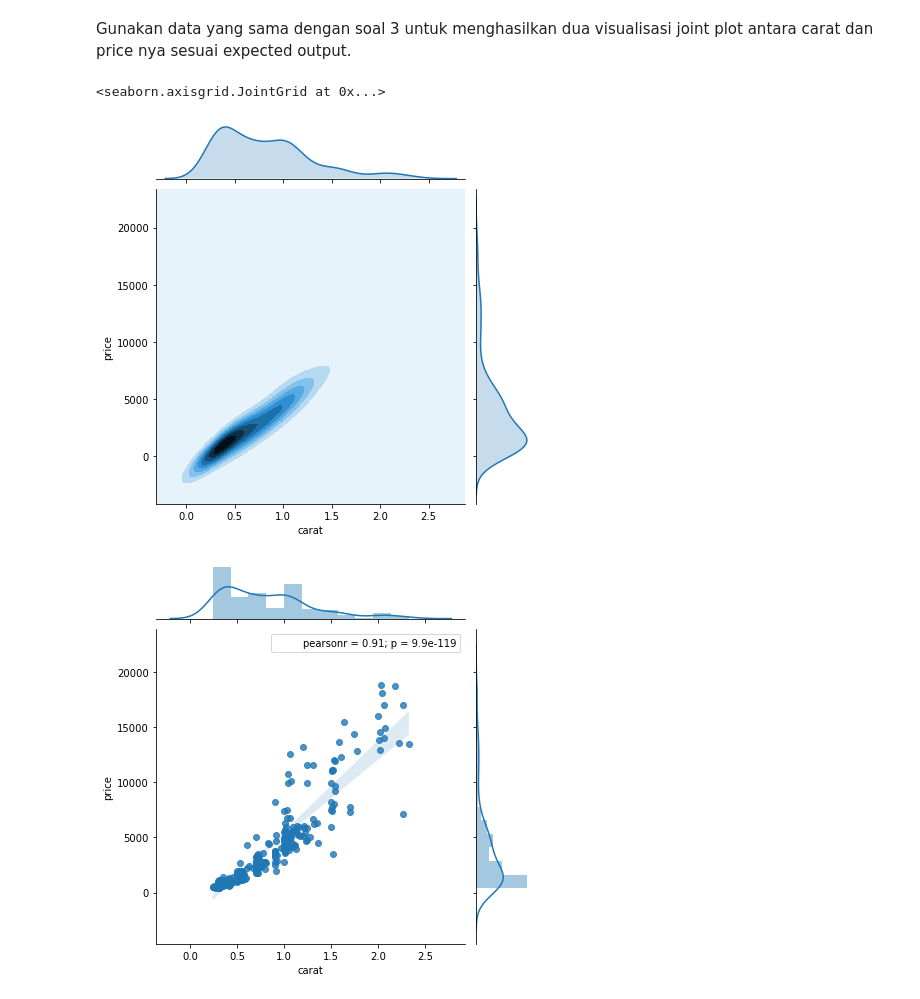
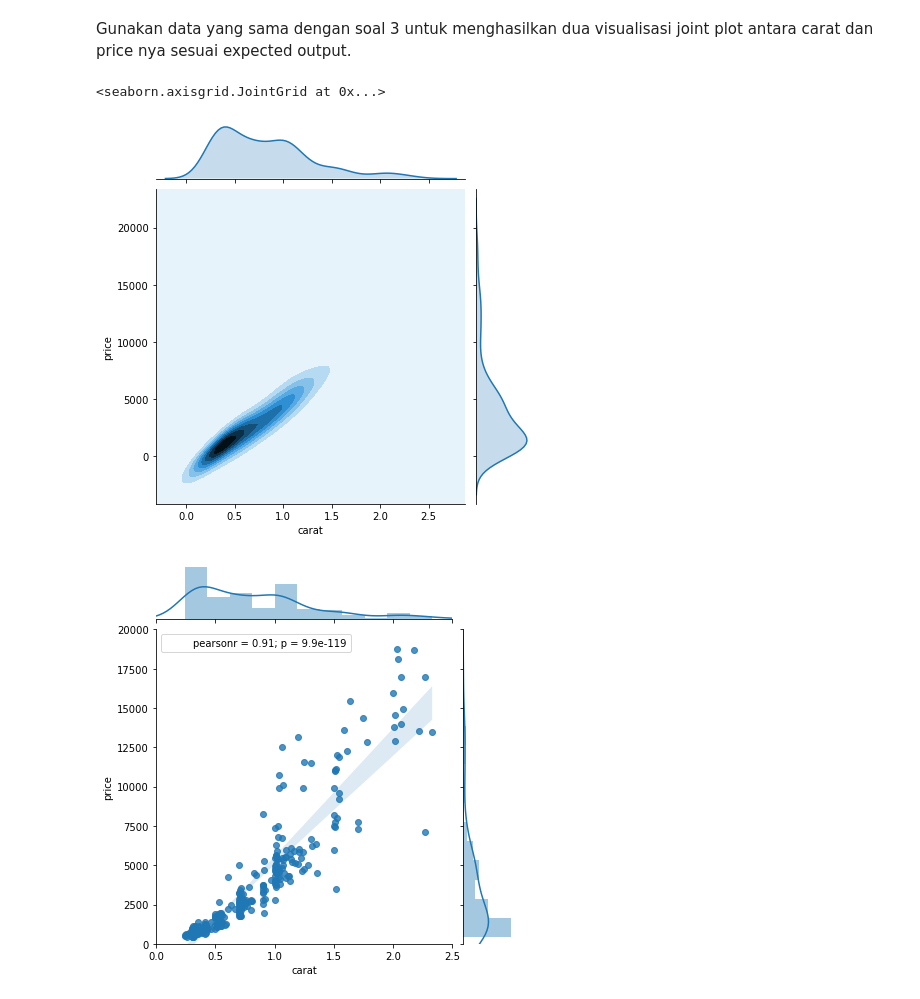
Before and after one commit to Jozi55/SanberCode-Data-Science, a Jupyter notebook: minggu ke 3/Tugas Hari 5 Pekan 3_Made Dwiki Darmawan.ipynb, the cells around one changed output. Saved outputs shown, nothing was run; the diff lists cells and outputs as text; code cells hidden in the pictures.

```diff
--- a/minggu ke 3/Tugas Hari 5 Pekan 3_Made Dwiki Darmawan.ipynb
+++ b/minggu ke 3/Tugas Hari 5 Pekan 3_Made Dwiki Darmawan.ipynb
@@ -81,11 +81,11 @@ Gunakan data yang sama dengan soal 3 untuk menghasilkan dua visualisasi joint pl
 # %%
 #code here
 sns.jointplot("carat", "price", data=df, kind='kde')
-sns.jointplot("carat", "price", data=df, kind='reg', stat_func=stats.pearsonr)
+sns.jointplot("carat", "price", data=df, kind='reg', stat_func=stats.pearsonr, xlim=(0,2.5), ylim=(0,20000))
 # %% [output]
 <seaborn.axisgrid.JointGrid at 0x...>
 [figure]
-[figure, old version]
+[figure, new version]
 # %% [markdown]
 Expected Output 1:
 
```
Also changed, not shown: parts of 2 cells of this notebook.
